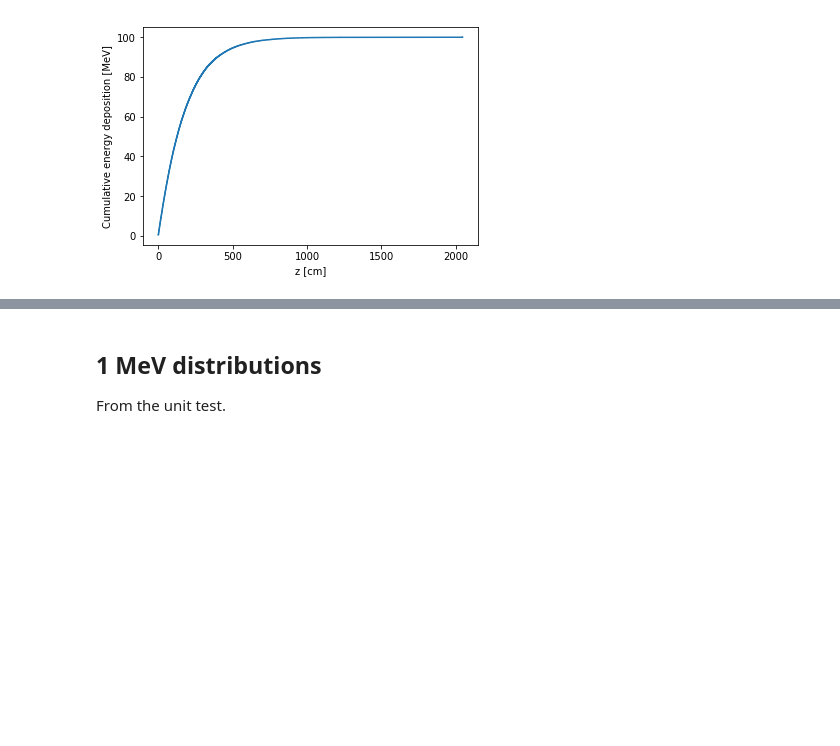
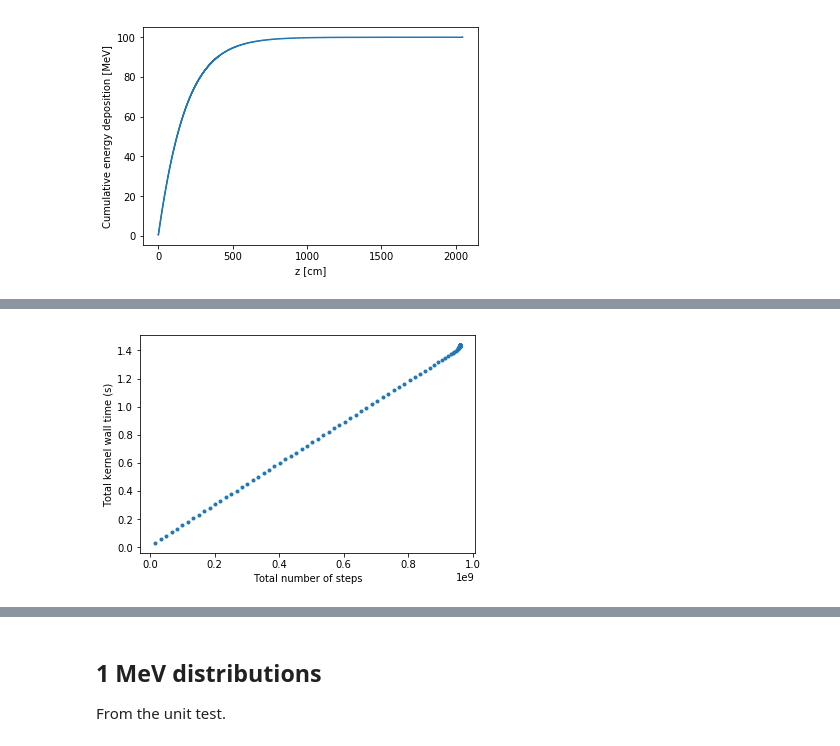
Before and after one commit to celeritas-project/benchmarks, a Jupyter notebook: klein-nishina/celeritas-results/interactor.ipynb, the cells around one changed output, grey strips where cells are left out. Saved outputs shown, nothing was run; the diff lists cells and outputs as text; code cells hidden in the pictures; blank space fills up the shorter version.

```diff
--- a/klein-nishina/celeritas-results/interactor.ipynb
+++ b/klein-nishina/celeritas-results/interactor.ipynb
@@ -98,3 +104,9 @@ plt.plot(alive, '.');
+# %%
+plt.plot(np.cumsum(alive[:-1]), np.cumsum(time), '.');
+plt.xlabel("Total number of steps")
+plt.ylabel("Total kernel wall time (s)");
+# %% [output]
+[figure, added]
 # %%
 # Time per track
 (fig, ax) = plt.subplots(1, 1, subplot_kw=dict(xscale='log', yscale='log'))
```
Also changed, not shown: parts of 5 cells of this notebook, 3 other files.
